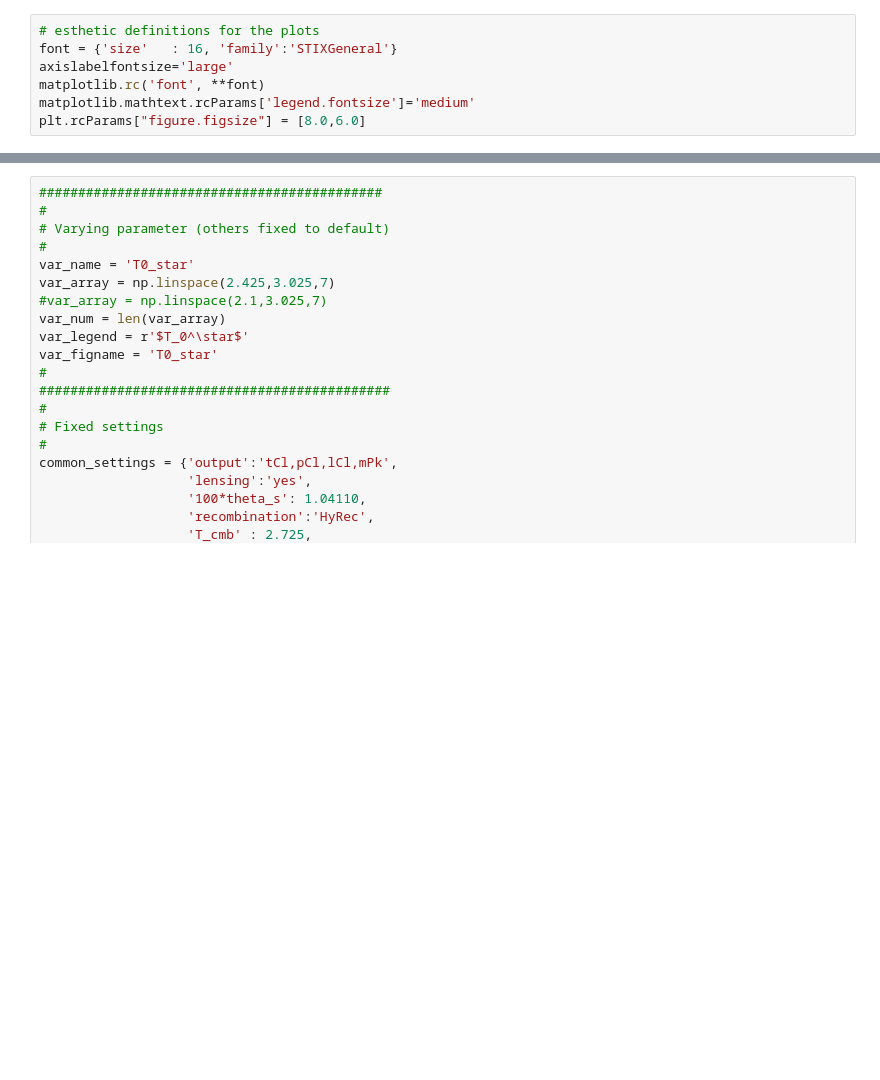
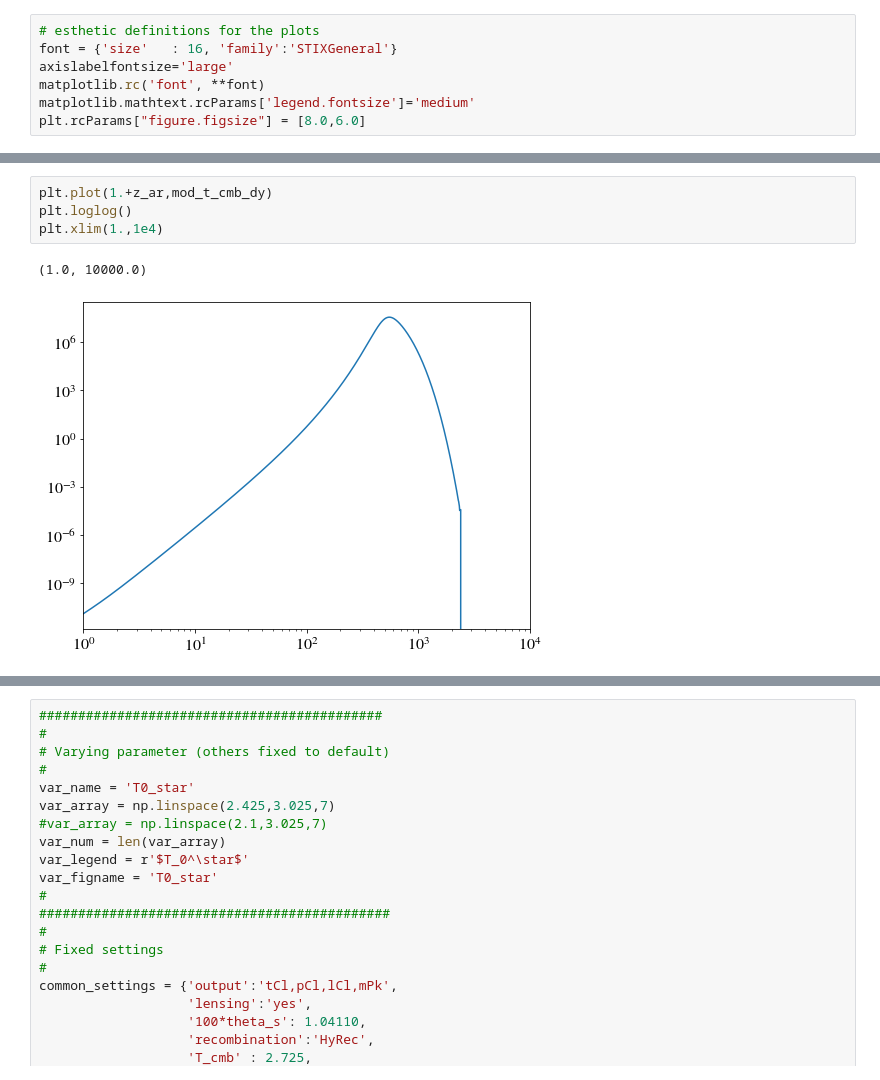
Before and after one commit to borisbolliet/class_dcdmsr, a Jupyter notebook: notebooks/varying_Tcmb.ipynb, the cells around one changed output, grey strips where cells are left out. Saved outputs shown, nothing was run; the diff lists cells and outputs as text; blank space fills up the shorter version.

```diff
--- a/notebooks/varying_Tcmb.ipynb
+++ b/notebooks/varying_Tcmb.ipynb
@@ -28,0 +57,7 @@ plt.rcParams["figure.figsize"] = [8.0,6.0]
+# %%
+plt.plot(1.+z_ar,mod_t_cmb_dy)
+plt.loglog()
+plt.xlim(1.,1e4)
+# %% [output]
+(1.0, 10000.0)
+[figure, added]
```
Also changed, not shown: parts of 22 cells of this notebook, 8 other files.
